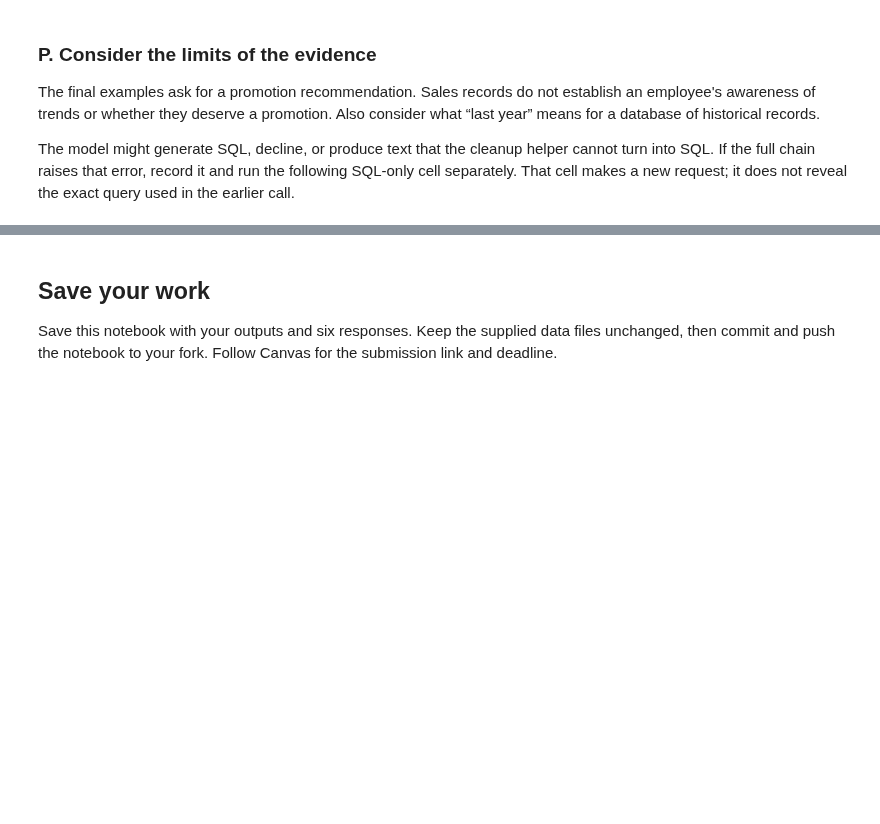
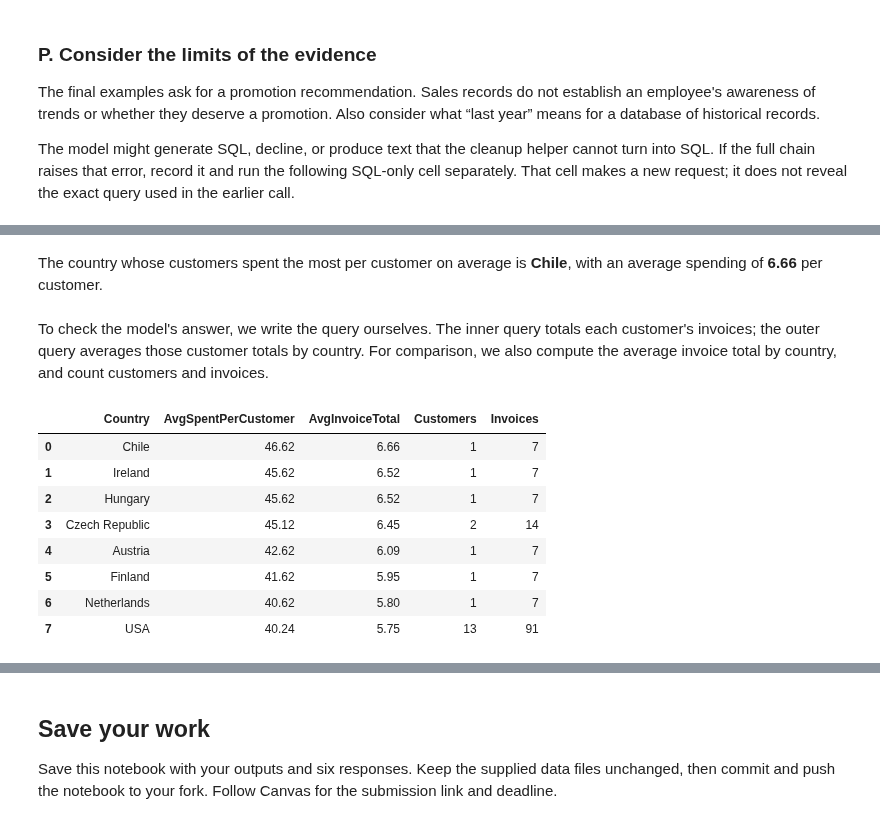
Before and after one commit to Arjun-Saini/INFO-5940-Codespace, a Jupyter notebook: assignments/02-structured-data-rag/workbook.ipynb, the cells around one changed output, grey strips where cells are left out. Cells and saved outputs as stored; diff of their text form; code cells hidden in the pictures; blank space fills up the shorter version.

```diff
--- a/assignments/02-structured-data-rag/workbook.ipynb
+++ b/assignments/02-structured-data-rag/workbook.ipynb
@@ -680,3 +910,47 @@ display(Markdown(response))
+# %%
+# Full chain: a new request, so the SQL may differ from the cell above.
+response = chain.invoke({"question": challenge_question})
+display(Markdown(response))
+# %% [output]
+The country whose customers spent the most per customer on average is **Chile**, with an average spending of **6.66** per customer.
+# %% [markdown]
+To check the model's answer, we write the query ourselves. The inner query totals each
+customer's invoices; the outer query averages those customer totals by country. For comparison,
+we also compute the average invoice total by country, and count customers and invoices.
+# %%
+check_query = """
+SELECT per_customer."Country",
+       ROUND(AVG(per_customer."CustomerTotal"), 2) AS "AvgSpentPerCustomer",
+       ROUND(inv."AvgInvoiceTotal", 2)          AS "AvgInvoiceTotal",
+       COUNT(*)                                 AS "Customers",
+       inv."Invoices"
+FROM (
+    SELECT c."CustomerId", c."Country", SUM(i."Total") AS "CustomerTotal"
+    FROM "Customer" c
+    JOIN "Invoice" i ON c."CustomerId" = i."CustomerId"
+    GROUP BY c."CustomerId"
+) AS per_customer
+JOIN (
+    SELECT c."Country", AVG(i."Total") AS "AvgInvoiceTotal", COUNT(*) AS "Invoices"
+    FROM "Customer" c
+    JOIN "Invoice" i ON c."CustomerId" = i."CustomerId"
+    GROUP BY c."Country"
+) AS inv ON inv."Country" = per_customer."Country"
+GROUP BY per_customer."Country"
+ORDER BY "AvgSpentPerCustomer" DESC
+LIMIT 8;
+"""
+display(pd.read_sql_query(check_query, engine))
+# %% [output]
+|  | Country | AvgSpentPerCustomer | AvgInvoiceTotal | Customers | Invoices |
+| 0 | Chile | 46.62 | 6.66 | 1 | 7 |
+| 1 | Ireland | 45.62 | 6.52 | 1 | 7 |
+| 2 | Hungary | 45.62 | 6.52 | 1 | 7 |
+| 3 | Czech Republic | 45.12 | 6.45 | 2 | 14 |
+| 4 | Austria | 42.62 | 6.09 | 1 | 7 |
+| 5 | Finland | 41.62 | 5.95 | 1 | 7 |
+| 6 | Netherlands | 40.62 | 5.80 | 1 | 7 |
+| 7 | USA | 40.24 | 5.75 | 13 | 91 |
 # %% [markdown]
 ### Your observations 6
 
```
Also changed, not shown: parts of 31 cells of this notebook, 1 other file.
